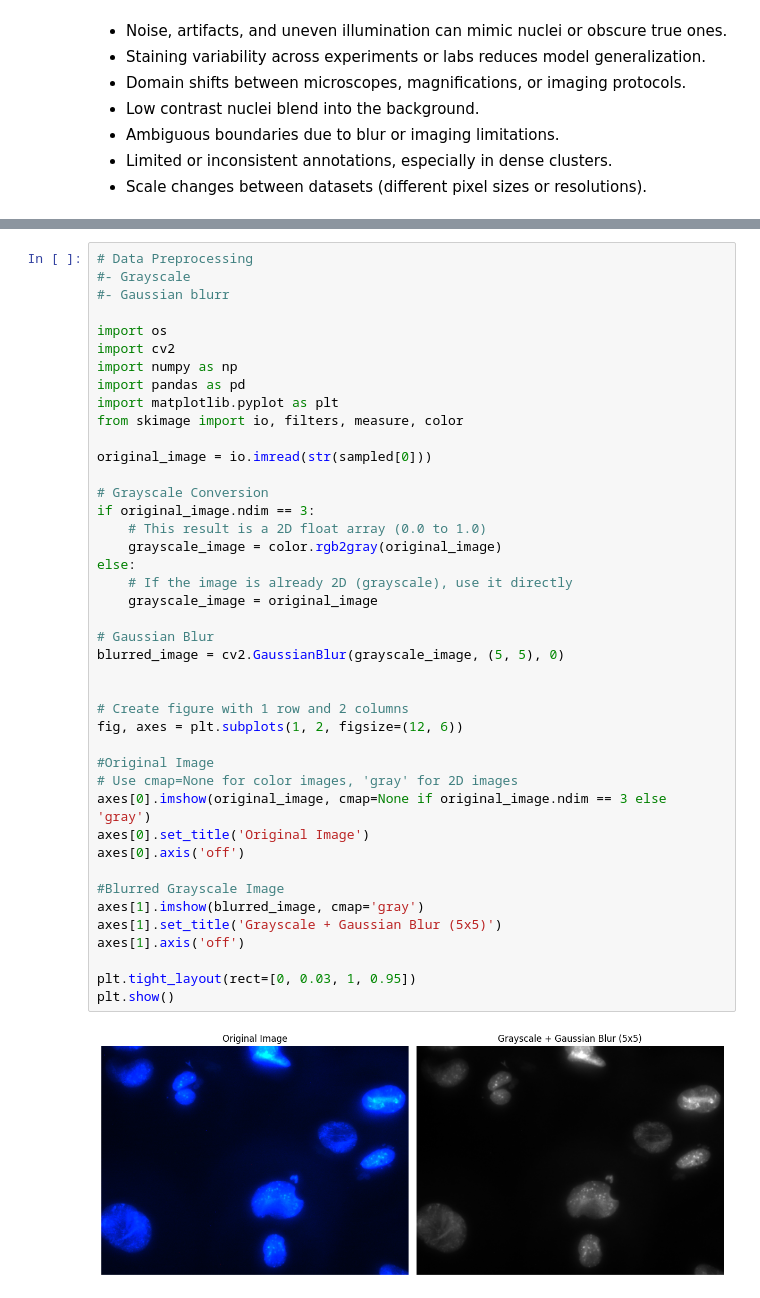
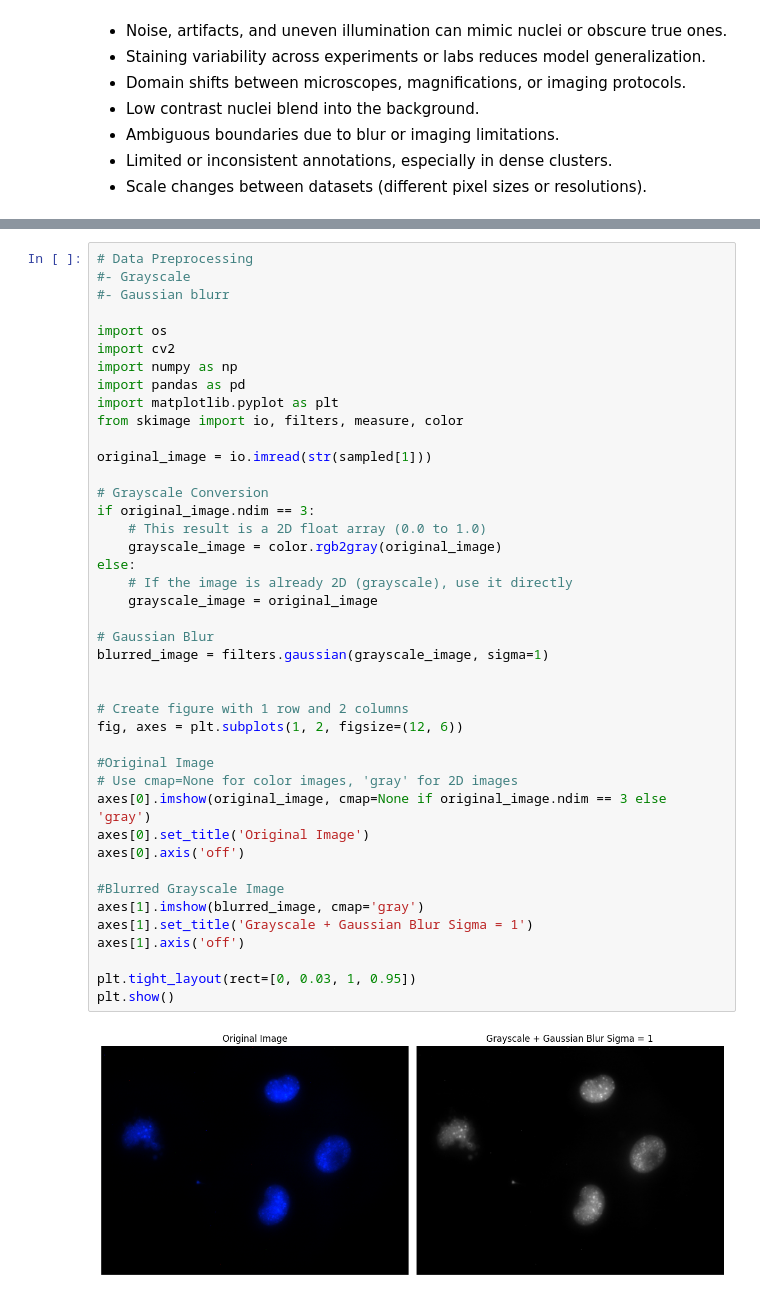
Before and after one commit to SilverPheonix/ML_Zellkern, a Jupyter notebook: cell_detection.ipynb, the cells around one changed output, grey strips where cells are left out. Drawn from its saved outputs; the diff is of its cells as text.

```diff
--- a/cell_detection.ipynb
+++ b/cell_detection.ipynb
@@ -94,35 +94,35 @@ import pandas as pd
 import matplotlib.pyplot as plt
 from skimage import io, filters, measure, color
 
-original_image = io.imread(str(sampled[0]))
+original_image = io.imread(str(sampled[1]))
 
 # Grayscale Conversion
 if original_image.ndim == 3:
     # This result is a 2D float array (0.0 to 1.0)
     grayscale_image = color.rgb2gray(original_image)
 else:
     # If the image is already 2D (grayscale), use it directly
     grayscale_image = original_image
 
 # Gaussian Blur
-blurred_image = cv2.GaussianBlur(grayscale_image, (5, 5), 0)
+blurred_image = filters.gaussian(grayscale_image, sigma=1)
 
 
 # Create figure with 1 row and 2 columns
 fig, axes = plt.subplots(1, 2, figsize=(12, 6))
 
 #Original Image
 # Use cmap=None for color images, 'gray' for 2D images
 axes[0].imshow(original_image, cmap=None if original_image.ndim == 3 else 'gray')
 axes[0].set_title('Original Image')
 axes[0].axis('off')
 
 #Blurred Grayscale Image
 axes[1].imshow(blurred_image, cmap='gray')
-axes[1].set_title('Grayscale + Gaussian Blur (5x5)')
+axes[1].set_title('Grayscale + Gaussian Blur Sigma = 1')
 axes[1].axis('off')
 
 plt.tight_layout(rect=[0, 0.03, 1, 0.95])
 plt.show()
 # %% [output]
-[figure, old version]
+[figure, new version]
```
Also changed, not shown: parts of 15 cells of this notebook, 3 other files.
